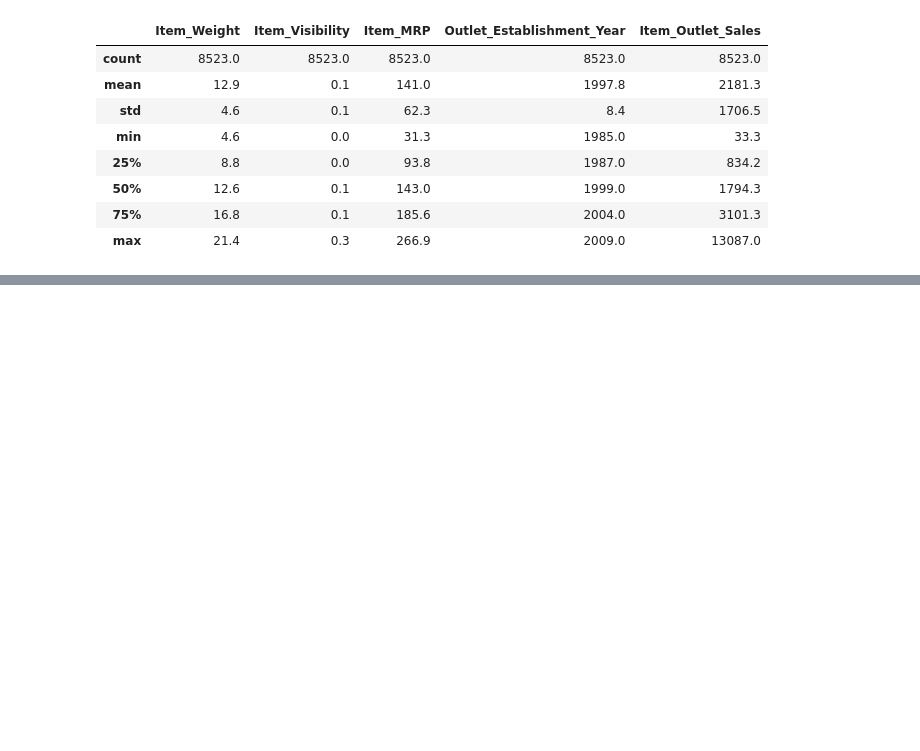
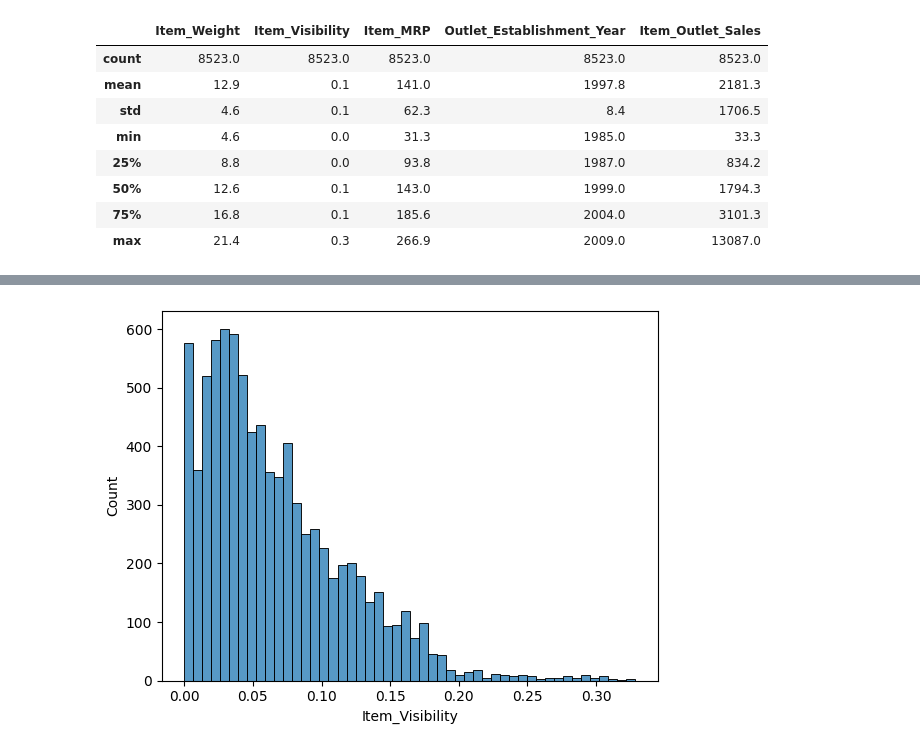
Before and after one commit to javierexe/predicciones-de-ventas, a Jupyter notebook: Proyecto_1.ipynb, the cells around one changed output, grey strips where cells are left out. Drawn from its saved outputs; the diff is of its cells as text; code cells hidden in the pictures; blank space fills up the shorter version.

```diff
--- a/Proyecto_1.ipynb
+++ b/Proyecto_1.ipynb
@@ -236,0 +259,4 @@ Name: Item_Fat_Content, dtype: int64
+# %%
+sns.histplot(data=df, x='Item_Visibility');
+# %% [output]
+[figure, added]
```
Also changed, not shown: parts of 25 cells of this notebook.
